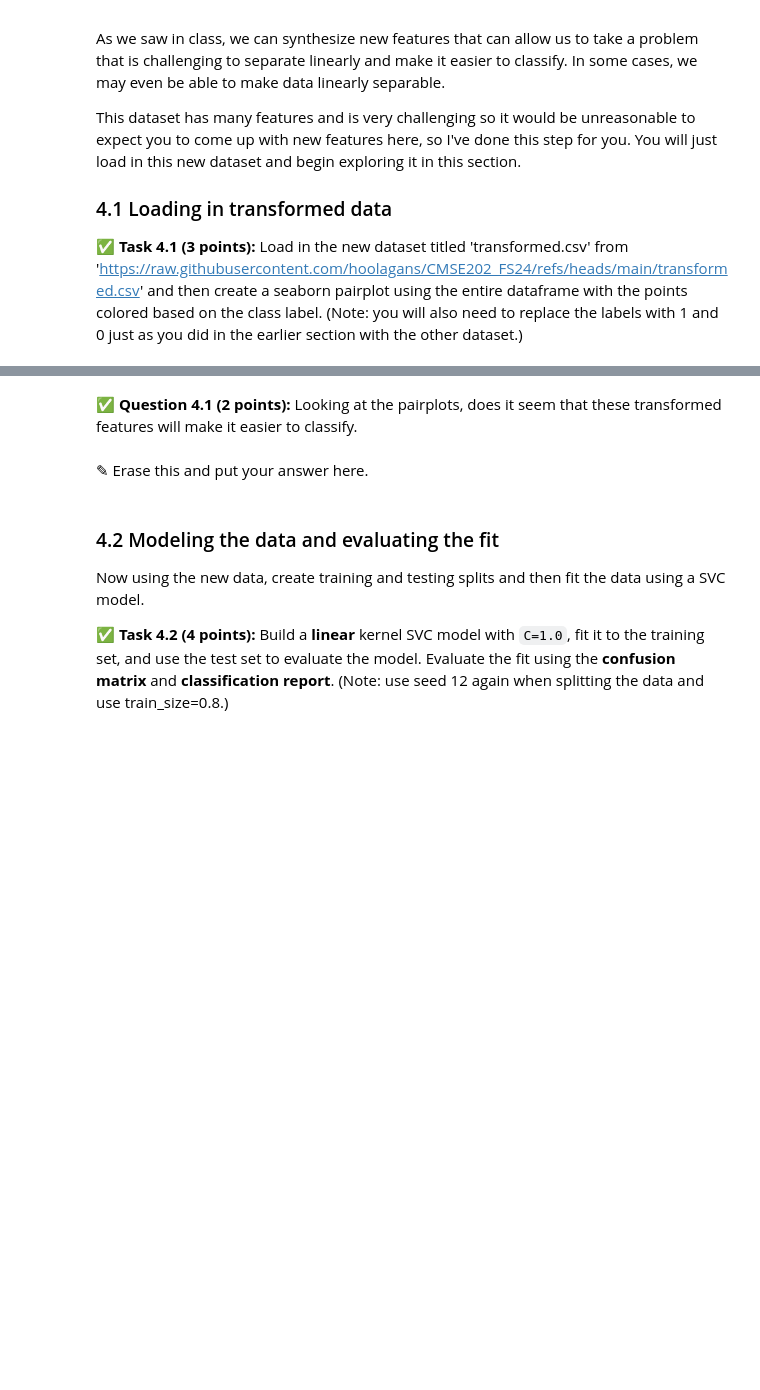
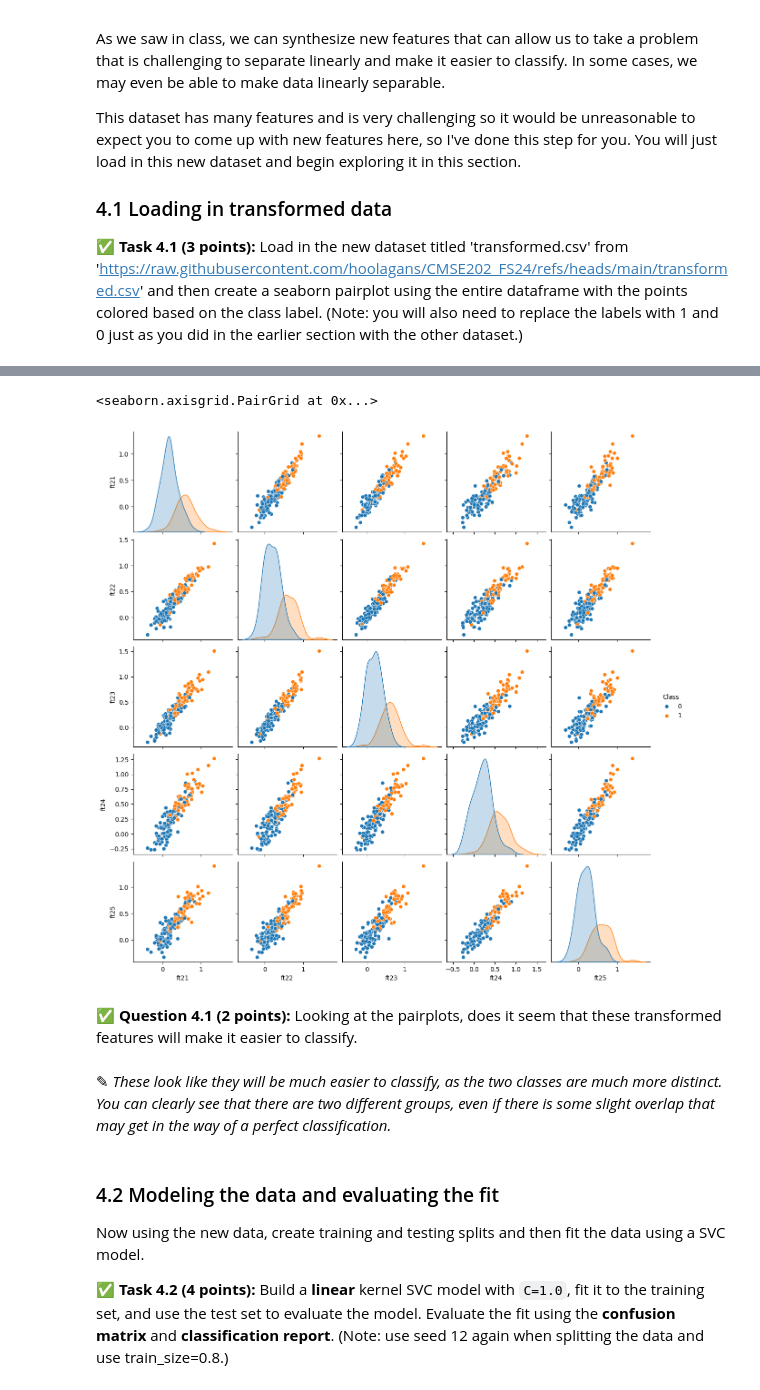
Before and after one commit to Jil-mueller/CMSE202-f25-turnin, a Jupyter notebook: hw-04/HW-04_PerceptronSVMandPCA-STUDENT.ipynb, the cells around one changed output, grey strips where cells are left out. Cells and saved outputs as stored; diff of their text form; code cells hidden in the pictures; blank space fills up the shorter version.

```diff
--- a/hw-04/HW-04_PerceptronSVMandPCA-STUDENT.ipynb
+++ b/hw-04/HW-04_PerceptronSVMandPCA-STUDENT.ipynb
@@ -275,0 +274,7 @@ This dataset has many features and is very challenging so it would be unreasonab
+# %%
+# Put your code here
+transformed = pd.read_csv("/home/muell333/CMSE202-f25-turnin/hw-04/transformed.csv")
+
+transformed["Class"] = transformed["Class"].replace({"Toxic": 1, "NonToxic": 0})
+
+transformed.head()
@@ -276,7 +288,13 @@ This dataset has many features and is very challenging so it would be unreasonab
+# %%
+last5 = transformed.iloc[:, -6:]
+sns.pairplot(last5, hue = "Class")
+# %% [output]
+<seaborn.axisgrid.PairGrid at 0x...>
+[figure, added]
 # %% [markdown]
 **&#9989; Question 4.1 (2 points):** Looking at the pairplots, does it seem that these transformed features will make it easier to classify.
-# %% [markdown]
-<font size=+3>&#9998;</font> Erase this and put your answer here.
+# %% [markdown]
+<font size=+3>&#9998;</font> *These look like they will be much easier to classify, as the two classes are much more distinct. You can clearly see that there are two different groups, even if there is some slight overlap that may get in the way of a perfect classification.*
 # %% [markdown]
 ### 4.2 Modeling the data and evaluating the fit
 
```
Also changed, not shown: parts of 7 cells of this notebook.
